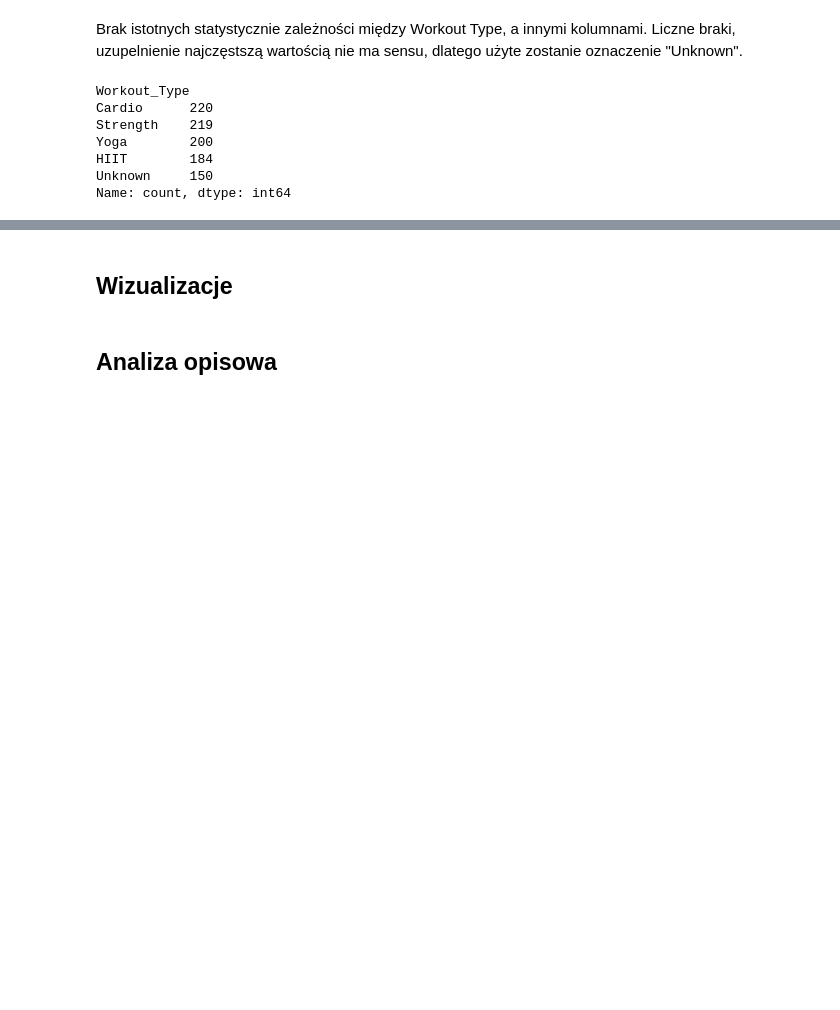
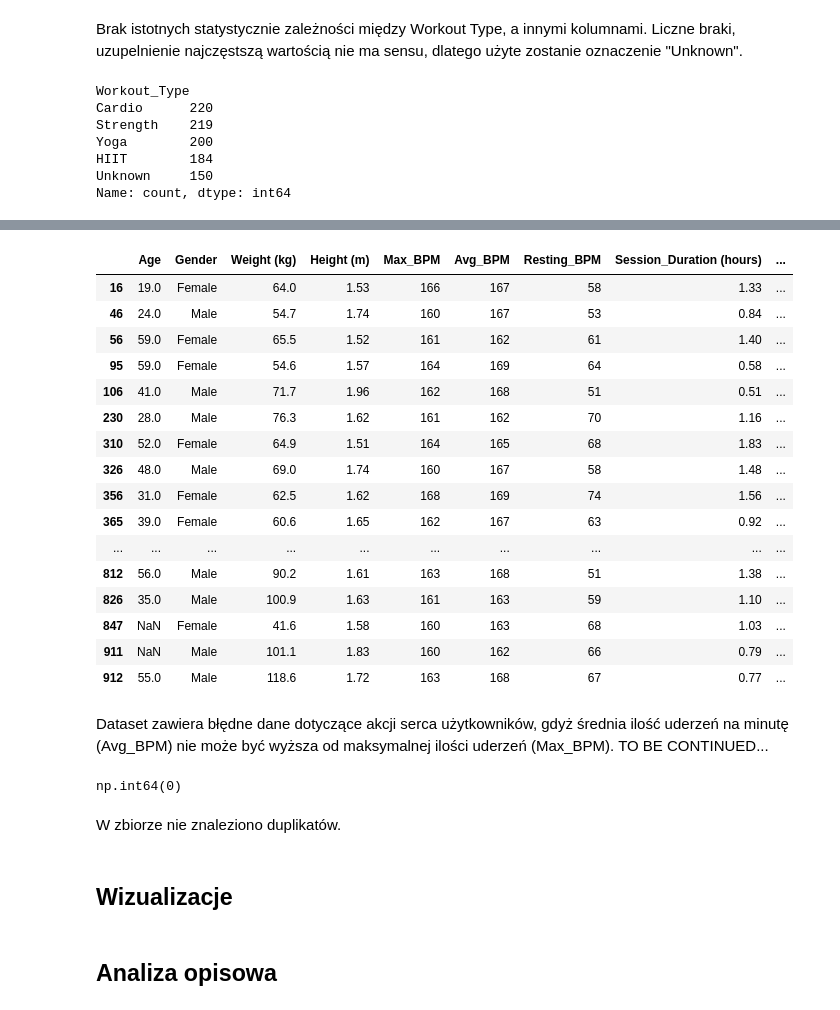
Before and after one commit to karoljablonski/Statistics_pg, a Jupyter notebook: project.ipynb, the cells around one changed output, grey strips where cells are left out. Saved outputs shown, nothing was run; the diff lists cells and outputs as text; code cells hidden in the pictures; blank space fills up the shorter version.

```diff
--- a/project.ipynb
+++ b/project.ipynb
@@ -184,3 +260,32 @@ Name: count, dtype: int64
+# %%
+invalid_rows = df[~((df["Max_BPM"] >= df["Avg_BPM"]) & (df["Avg_BPM"] >= df["Resting_BPM"]))]
+invalid_rows
+# %% [output]
+|  | Age | Gender | Weight (kg) | Height (m) | Max_BPM | Avg_BPM | Resting_BPM | Session_Duration (hours) | ... |
+| 16 | 19.0 | Female | 64.0 | 1.53 | 166 | 167 | 58 | 1.33 | ... |
+| 46 | 24.0 | Male | 54.7 | 1.74 | 160 | 167 | 53 | 0.84 | ... |
+| 56 | 59.0 | Female | 65.5 | 1.52 | 161 | 162 | 61 | 1.40 | ... |
+| 95 | 59.0 | Female | 54.6 | 1.57 | 164 | 169 | 64 | 0.58 | ... |
+| 106 | 41.0 | Male | 71.7 | 1.96 | 162 | 168 | 51 | 0.51 | ... |
+| 230 | 28.0 | Male | 76.3 | 1.62 | 161 | 162 | 70 | 1.16 | ... |
+| 310 | 52.0 | Female | 64.9 | 1.51 | 164 | 165 | 68 | 1.83 | ... |
+| 326 | 48.0 | Male | 69.0 | 1.74 | 160 | 167 | 58 | 1.48 | ... |
+| 356 | 31.0 | Female | 62.5 | 1.62 | 168 | 169 | 74 | 1.56 | ... |
+| 365 | 39.0 | Female | 60.6 | 1.65 | 162 | 167 | 63 | 0.92 | ... |
+| ... | ... | ... | ... | ... | ... | ... | ... | ... | ... |
+| 812 | 56.0 | Male | 90.2 | 1.61 | 163 | 168 | 51 | 1.38 | ... |
+| 826 | 35.0 | Male | 100.9 | 1.63 | 161 | 163 | 59 | 1.10 | ... |
+| 847 | NaN | Female | 41.6 | 1.58 | 160 | 163 | 68 | 1.03 | ... |
+| 911 | NaN | Male | 101.1 | 1.83 | 160 | 162 | 66 | 0.79 | ... |
+| 912 | 55.0 | Male | 118.6 | 1.72 | 163 | 168 | 67 | 0.77 | ... |
+# %% [markdown]
+Dataset zawiera błędne dane dotyczące akcji serca użytkowników, gdyż średnia ilość uderzeń na minutę (Avg_BPM) nie może być wyższa od maksymalnej ilości uderzeń (Max_BPM). TO BE CONTINUED...
+# %%
+df.duplicated().sum()
+# %% [output]
+np.int64(0)
+# %% [markdown]
+W zbiorze nie znaleziono duplikatów.
 # %% [markdown]
 Wizualizacje
 ---
```
Also changed, not shown: parts of 5 cells of this notebook.
